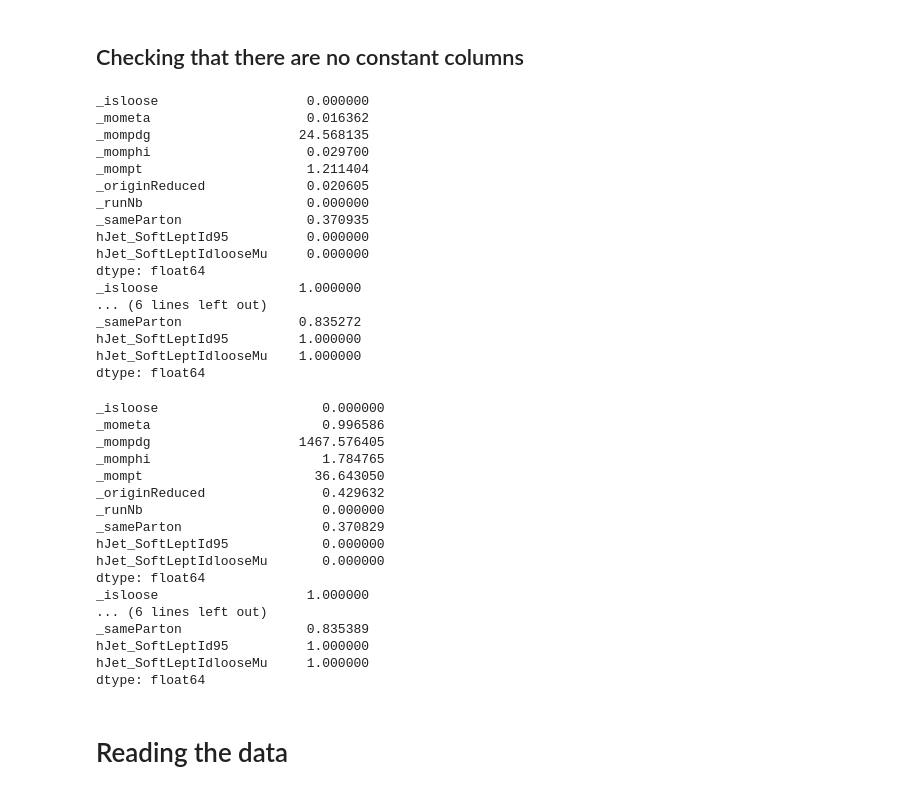
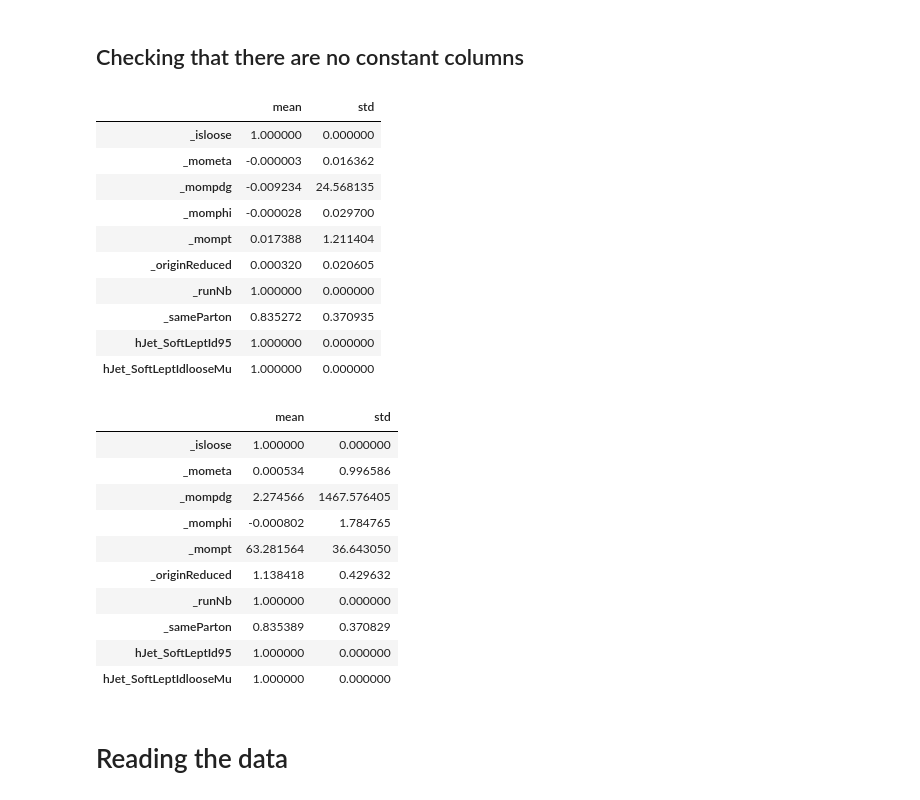
Before and after one commit to arogozhnikov/FakeLeptons, a Jupyter notebook: notebooks/SimpleTraining.ipynb, the cells around one changed output. Drawn from its saved outputs; the diff is of its cells as text; code cells hidden in the pictures.

```diff
--- a/notebooks/SimpleTraining.ipynb
+++ b/notebooks/SimpleTraining.ipynb
@@ -132,50 +136,34 @@ stds = prompt_test.std()
 suspicious_columns = stds[stds < 0.00001].index
 # %%
 prompt_check = pandas.DataFrame(root_numpy.root2array(prompt_filename, treename=treename, branches=suspicious_columns))
-
-print prompt_check.std()
-print prompt_check.mean()
+pandas.DataFrame({'mean': prompt_check.mean(), 'std': prompt_check.std() })
 # %% [output]
-_isloose                   0.000000
-_mometa                    0.016362
-_mompdg                   24.568135
-_momphi                    0.029700
-_mompt                     1.211404
-_originReduced             0.020605
-_runNb                     0.000000
-_sameParton                0.370935
-hJet_SoftLeptId95          0.000000
-hJet_SoftLeptIdlooseMu     0.000000
-dtype: float64
-_isloose                  1.000000
-... (6 lines left out)
-_sameParton               0.835272
-hJet_SoftLeptId95         1.000000
-hJet_SoftLeptIdlooseMu    1.000000
-dtype: float64
+|  | mean | std |
+| _isloose | 1.000000 | 0.000000 |
+| _mometa | -0.000003 | 0.016362 |
+| _mompdg | -0.009234 | 24.568135 |
+| _momphi | -0.000028 | 0.029700 |
+| _mompt | 0.017388 | 1.211404 |
+| _originReduced | 0.000320 | 0.020605 |
+| _runNb | 1.000000 | 0.000000 |
+| _sameParton | 0.835272 | 0.370935 |
+| hJet_SoftLeptId95 | 1.000000 | 0.000000 |
+| hJet_SoftLeptIdlooseMu | 1.000000 | 0.000000 |
 # %%
 fake_check = pandas.DataFrame(root_numpy.root2array(fakes_filename, treename=treename, branches=suspicious_columns))
-
-print fake_check.std()
-print fake_check.mean()
+pandas.DataFrame({'mean': fake_check.mean(), 'std': fake_check.std() })
 # %% [output]
-_isloose                     0.000000
-_mometa                      0.996586
-_mompdg                   1467.576405
-_momphi                      1.784765
-_mompt                      36.643050
-_originReduced               0.429632
-_runNb                       0.000000
-_sameParton                  0.370829
-hJet_SoftLeptId95            0.000000
-hJet_SoftLeptIdlooseMu       0.000000
-dtype: float64
-_isloose                   1.000000
-... (6 lines left out)
-_sameParton                0.835389
-hJet_SoftLeptId95          1.000000
-hJet_SoftLeptIdlooseMu     1.000000
-dtype: float64
+|  | mean | std |
+| _isloose | 1.000000 | 0.000000 |
+| _mometa | 0.000534 | 0.996586 |
+| _mompdg | 2.274566 | 1467.576405 |
+| _momphi | -0.000802 | 1.784765 |
+| _mompt | 63.281564 | 36.643050 |
+| _originReduced | 1.138418 | 0.429632 |
+| _runNb | 1.000000 | 0.000000 |
+| _sameParton | 0.835389 | 0.370829 |
+| hJet_SoftLeptId95 | 1.000000 | 0.000000 |
+| hJet_SoftLeptIdlooseMu | 1.000000 | 0.000000 |
 # %% [markdown]
 # Reading the data
 # %%
```
Also changed, not shown: parts of 16 cells of this notebook.
